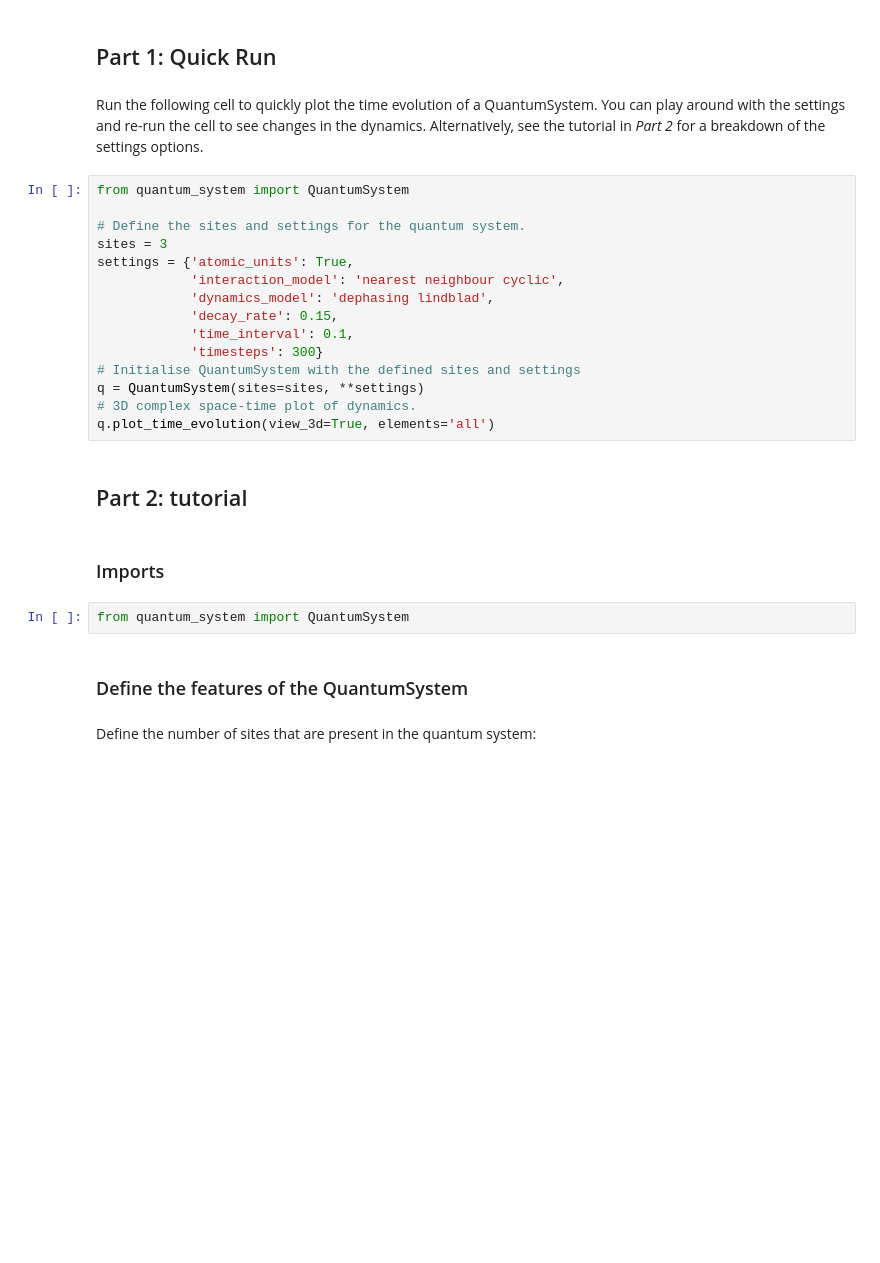
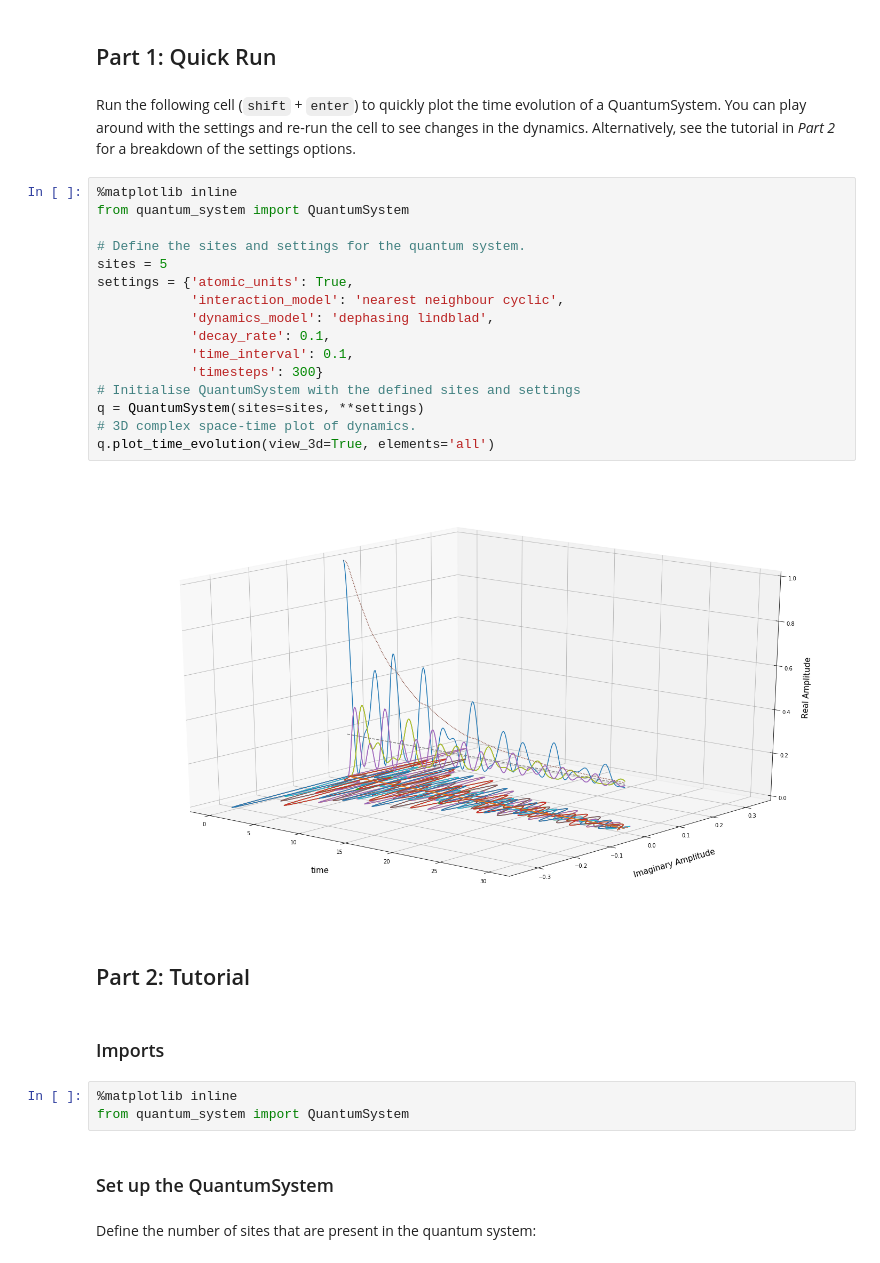
Before and after one commit to jwa7/quantum_HEOM, a Jupyter notebook: quantum_heom/tutorial_define_system_plot_evolution.ipynb, the cells around one changed output. Saved outputs shown, nothing was run; the diff lists cells and outputs as text; blank space fills up the shorter version.

Commit message:
fixing bug in tutorial

```diff
--- a/quantum_heom/tutorial_define_system_plot_evolution.ipynb
+++ b/quantum_heom/tutorial_define_system_plot_evolution.ipynb
@@ -3,30 +3,34 @@
 # %% [markdown]
 ## Part 1: Quick Run
 # %% [markdown]
-Run the following cell to quickly plot the time evolution of a QuantumSystem. You can play around with the settings and re-run the cell to see changes in the dynamics. Alternatively, see the tutorial in _Part 2_ for a breakdown of the settings options.
+Run the following cell (``shift`` + ``enter``) to quickly plot the time evolution of a QuantumSystem. You can play around with the settings and re-run the cell to see changes in the dynamics. Alternatively, see the tutorial in _Part 2_ for a breakdown of the settings options.
 # %%
+%matplotlib inline
 from quantum_system import QuantumSystem
 
 # Define the sites and settings for the quantum system.
-sites = 3
+sites = 5
 settings = {'atomic_units': True,
             'interaction_model': 'nearest neighbour cyclic',
             'dynamics_model': 'dephasing lindblad',
-            'decay_rate': 0.15,
+            'decay_rate': 0.1,
             'time_interval': 0.1,
             'timesteps': 300}
 # Initialise QuantumSystem with the defined sites and settings
 q = QuantumSystem(sites=sites, **settings)
 # 3D complex space-time plot of dynamics.
 q.plot_time_evolution(view_3d=True, elements='all')
+# %% [output]
+[figure, added]
 # %% [markdown]
-## Part 2: tutorial
+## Part 2: Tutorial
 # %% [markdown]
 ### Imports
 # %%
+%matplotlib inline
 from quantum_system import QuantumSystem
 # %% [markdown]
-### Define the features of the QuantumSystem
+### Set up the QuantumSystem
 # %% [markdown]
 Define the number of sites that are present in the quantum system:
 # %%
```
Also changed, not shown: parts of 3 cells of this notebook.
